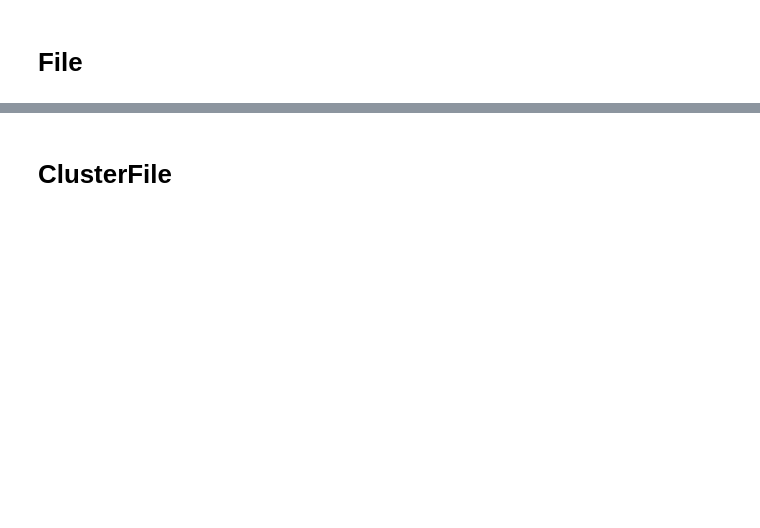
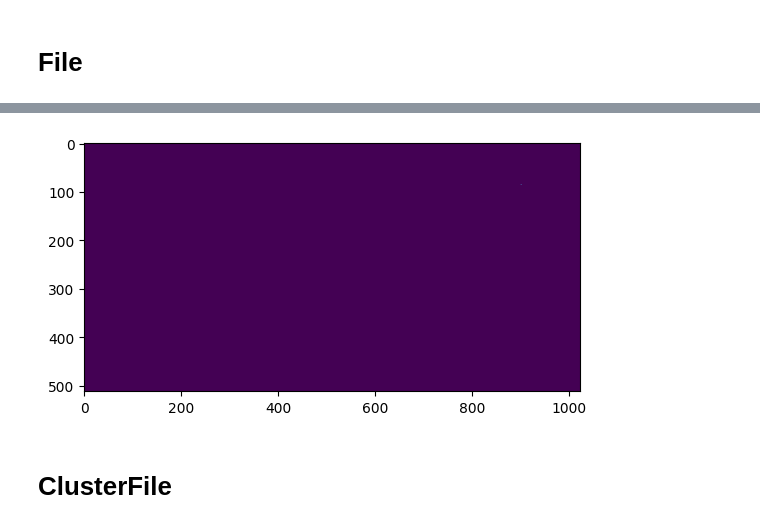
Before and after one commit to slsdetectorgroup/aare, a Jupyter notebook: src/python/example/bindings_walkthrough.ipynb, the cells around one changed output, grey strips where cells are left out. Saved outputs shown, nothing was run; the diff lists cells and outputs as text; code cells hidden in the pictures; blank space fills up the shorter version.

```diff
--- a/src/python/example/bindings_walkthrough.ipynb
+++ b/src/python/example/bindings_walkthrough.ipynb
@@ -56,6 +104,8 @@ file.read(3) # read three frames. returns list of frames
 # %%
 # plot frame
-plt.imshow(frame.array())
+plt.imshow(np.array(frame))
 plt.show()
+# %% [output]
+[figure, added]
 # %% [markdown]
 # ClusterFile
```
Also changed, not shown: parts of 21 cells of this notebook, 7 other files.
